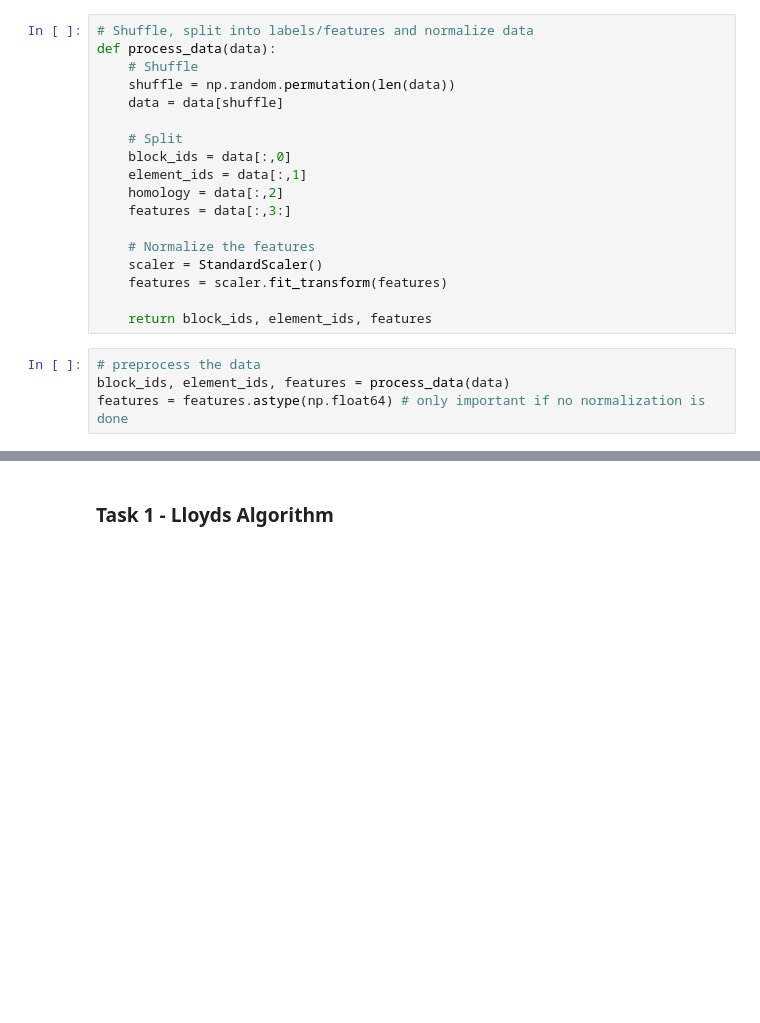
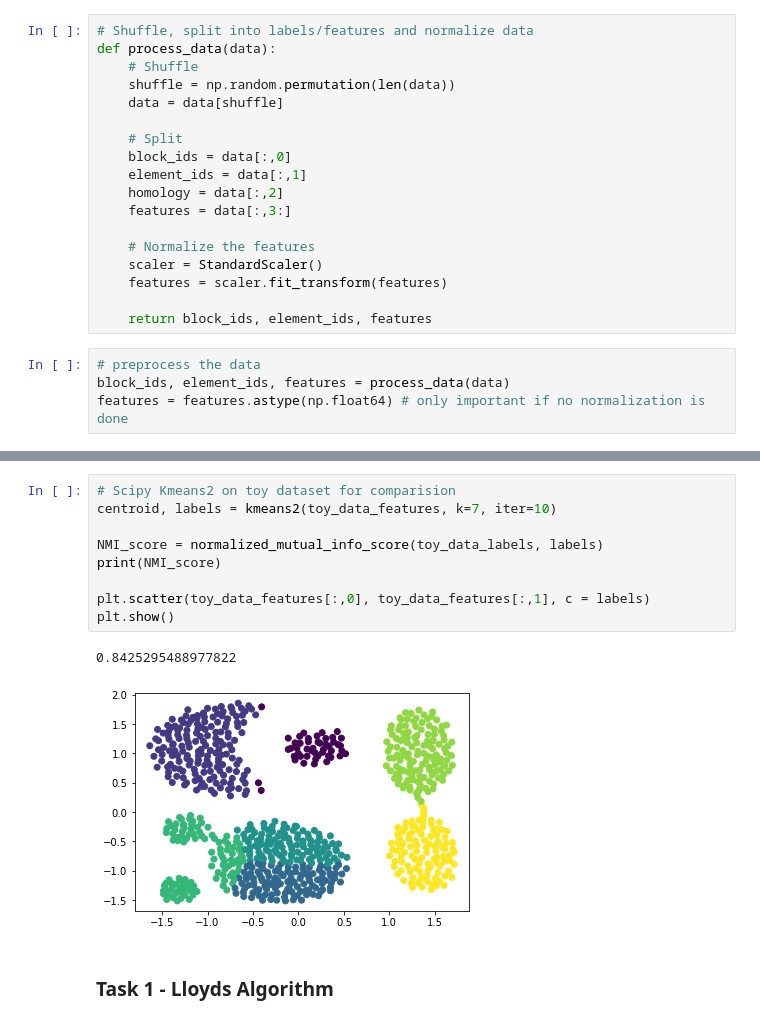
Before and after one commit to kh65/Assignment-3, a Jupyter notebook: assignment_3.ipynb, the cells around one changed output, grey strips where cells are left out. Cells and saved outputs as stored; diff of their text form; blank space fills up the shorter version.

```diff
--- a/assignment_3.ipynb
+++ b/assignment_3.ipynb
@@ -56,3 +66,15 @@ features = features.astype(np.float64) # only important if no normalization is d
+# %%
+# Scipy Kmeans2 on toy dataset for comparision
+centroid, labels = kmeans2(toy_data_features, k=7, iter=10)
+
+NMI_score = normalized_mutual_info_score(toy_data_labels, labels)
+print(NMI_score)
+
+plt.scatter(toy_data_features[:,0], toy_data_features[:,1], c = labels)
+plt.show()
+# %% [output]
+0.8425295488977822
+[figure, added]
 # %% [markdown]
 ### Task 1 - Lloyds Algorithm
 # %%
```
Also changed, not shown: parts of 19 cells of this notebook.
